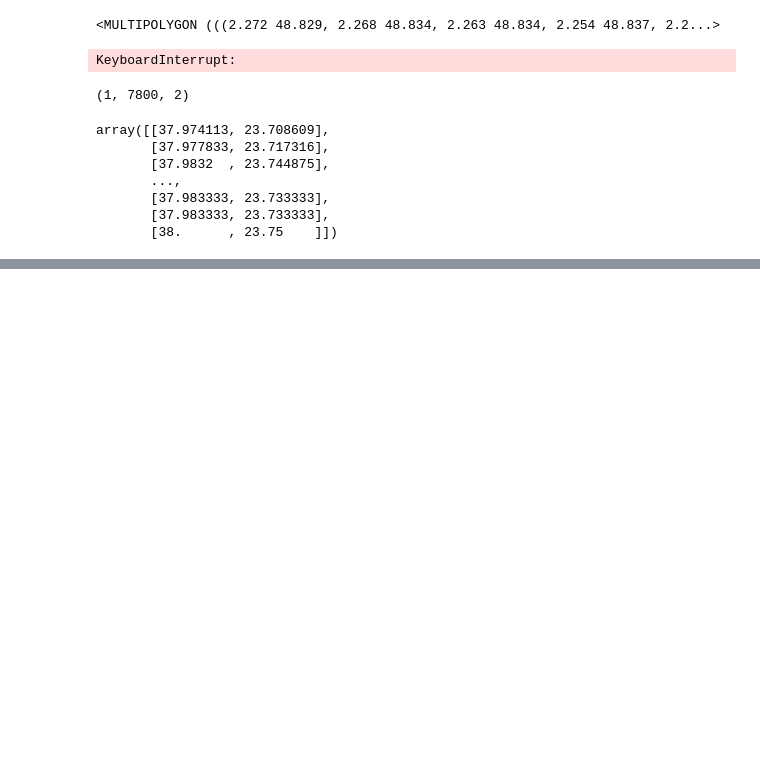
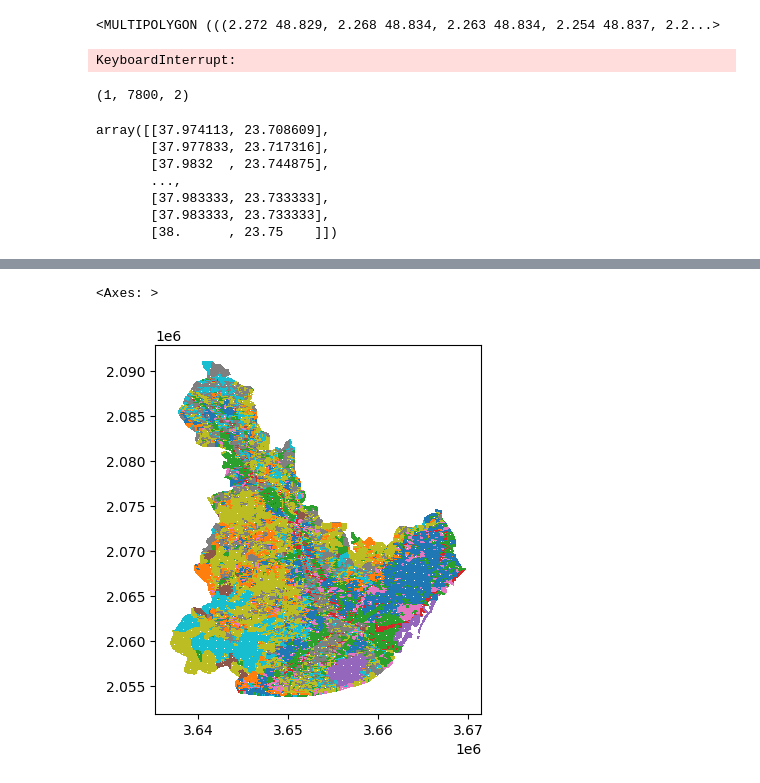
Before and after one commit to zilikons/demeter, a Jupyter notebook: notebooks/zilikons_extra_y.ipynb, the cells around one changed output, grey strips where cells are left out. Cells and saved outputs as stored; diff of their text form; code cells hidden in the pictures; blank space fills up the shorter version.

```diff
--- a/notebooks/zilikons_extra_y.ipynb
+++ b/notebooks/zilikons_extra_y.ipynb
@@ -277,0 +620,6 @@ athens_y
+# %%
+#barcelona_features = barcelona_features.drop(columns='index__right')
+barcelona_features.plot(column='code_2018')
+# %% [output]
+<Axes: >
+[figure, added]
```
Also changed, not shown: parts of 87 cells of this notebook.
